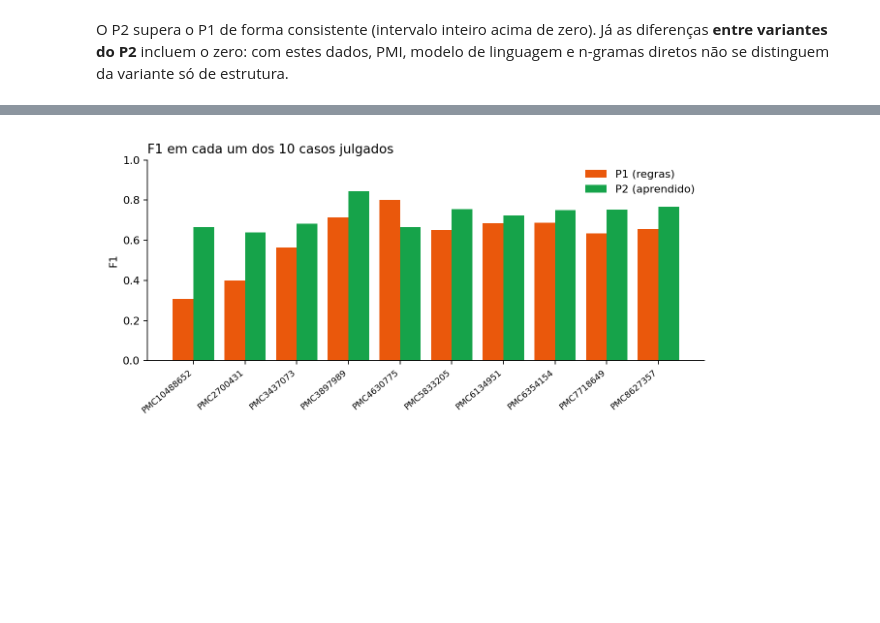
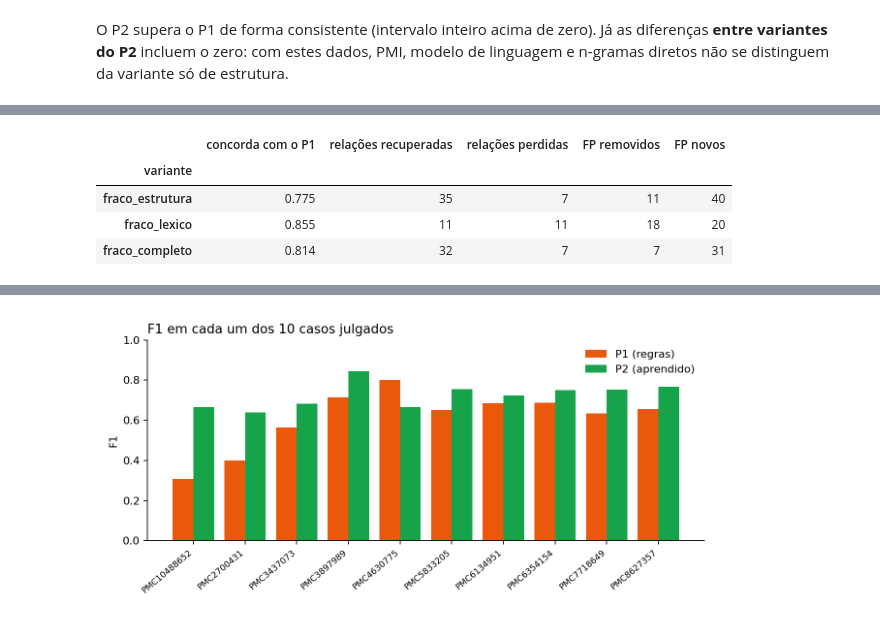
Before and after one commit to JaocHatter/Projeto-de-Natural-Language-Processing---Knowledge-Graph, a Jupyter notebook: project2/pipelines/notebooks/projeto2.ipynb, the cells around one changed output, grey strips where cells are left out. Drawn from its saved outputs; the diff is of its cells as text; code cells hidden in the pictures; blank space fills up the shorter version.

```diff
--- a/project2/pipelines/notebooks/projeto2.ipynb
+++ b/project2/pipelines/notebooks/projeto2.ipynb
@@ -366,0 +390,10 @@ só de estrutura.
+# %%
+fraco = pd.read_csv("data/processed/metricas_fraco.csv").set_index("variante")
+fraco.columns = ["concorda com o P1", "relações recuperadas", "relações perdidas", "FP removidos", "FP novos"]
+fraco.round(3)
+# %% [output]
+|  | concorda com o P1 | relações recuperadas | relações perdidas | FP removidos | FP novos |
+| variante |  |  |  |  |  |
+| fraco_estrutura | 0.775 | 35 | 7 | 11 | 40 |
+| fraco_lexico | 0.855 | 11 | 11 | 18 | 20 |
+| fraco_completo | 0.814 | 32 | 7 | 7 | 31 |
```
Also changed, not shown: parts of 4 cells of this notebook, 12 other files.
